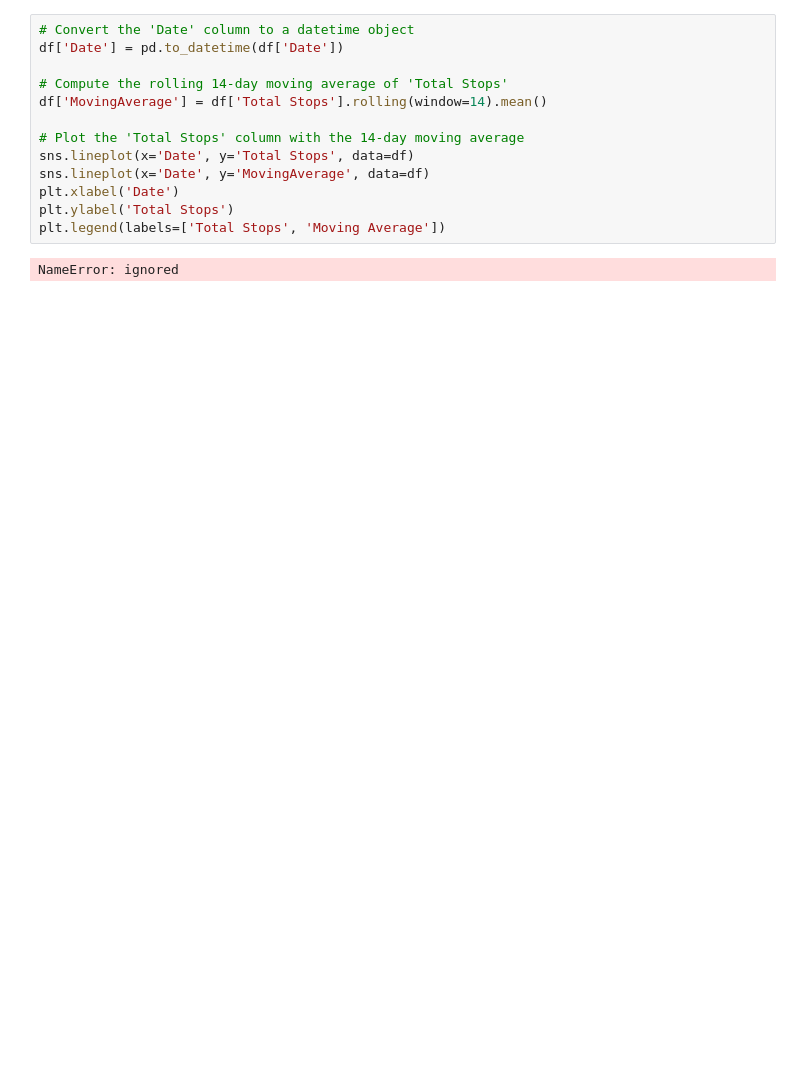
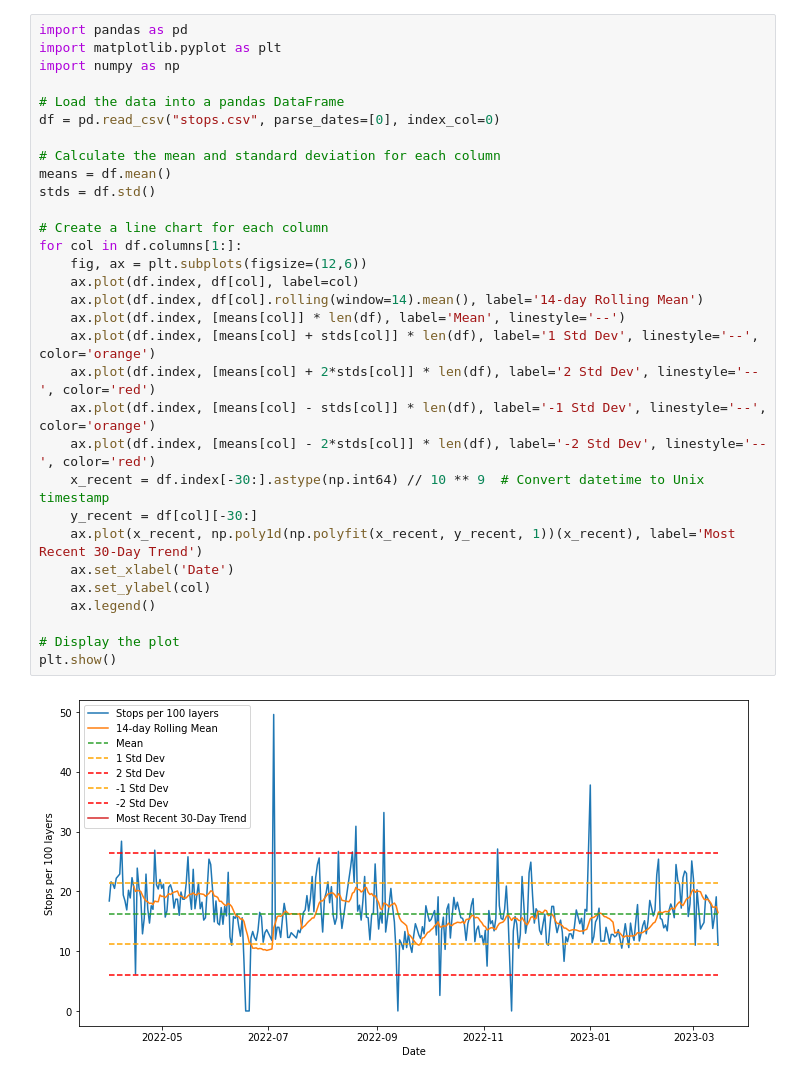
Before and after one commit to charlesrugg/code_examples, a Jupyter notebook: Stops.ipynb, the cells around one changed output. Saved outputs shown, nothing was run; the diff lists cells and outputs as text; blank space fills up the shorter version.

```diff
--- a/Stops.ipynb
+++ b/Stops.ipynb
@@ -185,15 +212,33 @@ sns.histplot(x='Total Stops', hue='DayOfWeek', data=df, multiple='stack')
-# %%
-# Convert the 'Date' column to a datetime object
-df['Date'] = pd.to_datetime(df['Date'])
-
-# Compute the rolling 14-day moving average of 'Total Stops'
-df['MovingAverage'] = df['Total Stops'].rolling(window=14).mean()
-
-# Plot the 'Total Stops' column with the 14-day moving average
-sns.lineplot(x='Date', y='Total Stops', data=df)
-sns.lineplot(x='Date', y='MovingAverage', data=df)
-plt.xlabel('Date')
-plt.ylabel('Total Stops')
-plt.legend(labels=['Total Stops', 'Moving Average'])
-# %% [output]
-NameError: ignored
+# %%
+import pandas as pd
+import matplotlib.pyplot as plt
+import numpy as np
+
+# Load the data into a pandas DataFrame
+df = pd.read_csv("stops.csv", parse_dates=[0], index_col=0)
+
+# Calculate the mean and standard deviation for each column
+means = df.mean()
+stds = df.std()
+
+# Create a line chart for each column
+for col in df.columns[1:]:
+    fig, ax = plt.subplots(figsize=(12,6))
+    ax.plot(df.index, df[col], label=col)
+    ax.plot(df.index, df[col].rolling(window=14).mean(), label='14-day Rolling Mean')
+    ax.plot(df.index, [means[col]] * len(df), label='Mean', linestyle='--')
+    ax.plot(df.index, [means[col] + stds[col]] * len(df), label='1 Std Dev', linestyle='--', color='orange')
+    ax.plot(df.index, [means[col] + 2*stds[col]] * len(df), label='2 Std Dev', linestyle='--', color='red')
+    ax.plot(df.index, [means[col] - stds[col]] * len(df), label='-1 Std Dev', linestyle='--', color='orange')
+    ax.plot(df.index, [means[col] - 2*stds[col]] * len(df), label='-2 Std Dev', linestyle='--', color='red')
+    x_recent = df.index[-30:].astype(np.int64) // 10 ** 9  # Convert datetime to Unix timestamp
+    y_recent = df[col][-30:]
+    ax.plot(x_recent, np.poly1d(np.polyfit(x_recent, y_recent, 1))(x_recent), label='Most Recent 30-Day Trend')
+    ax.set_xlabel('Date')
+    ax.set_ylabel(col)
+    ax.legend()
+
+# Display the plot
+plt.show()
+# %% [output]
+[figure, added]
```
Also changed, not shown: parts of 18 cells of this notebook.
